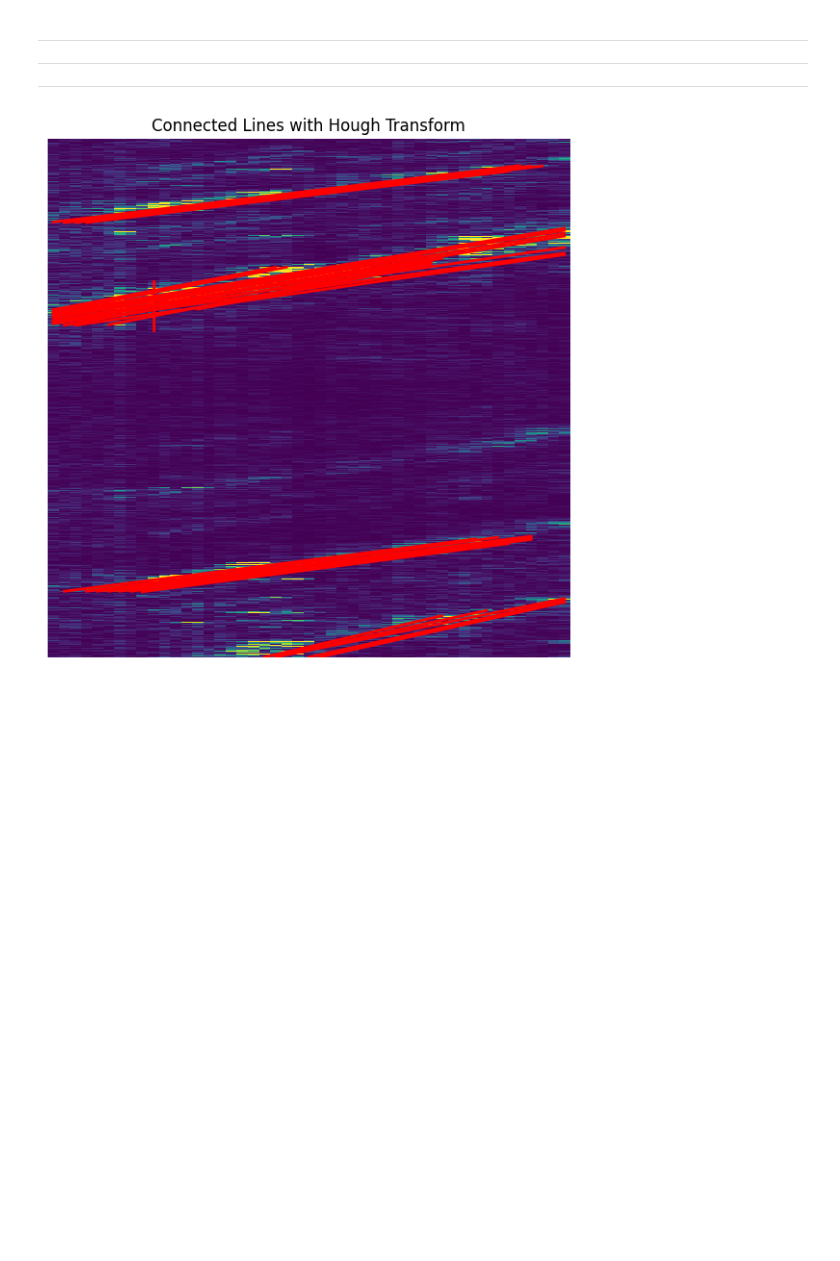
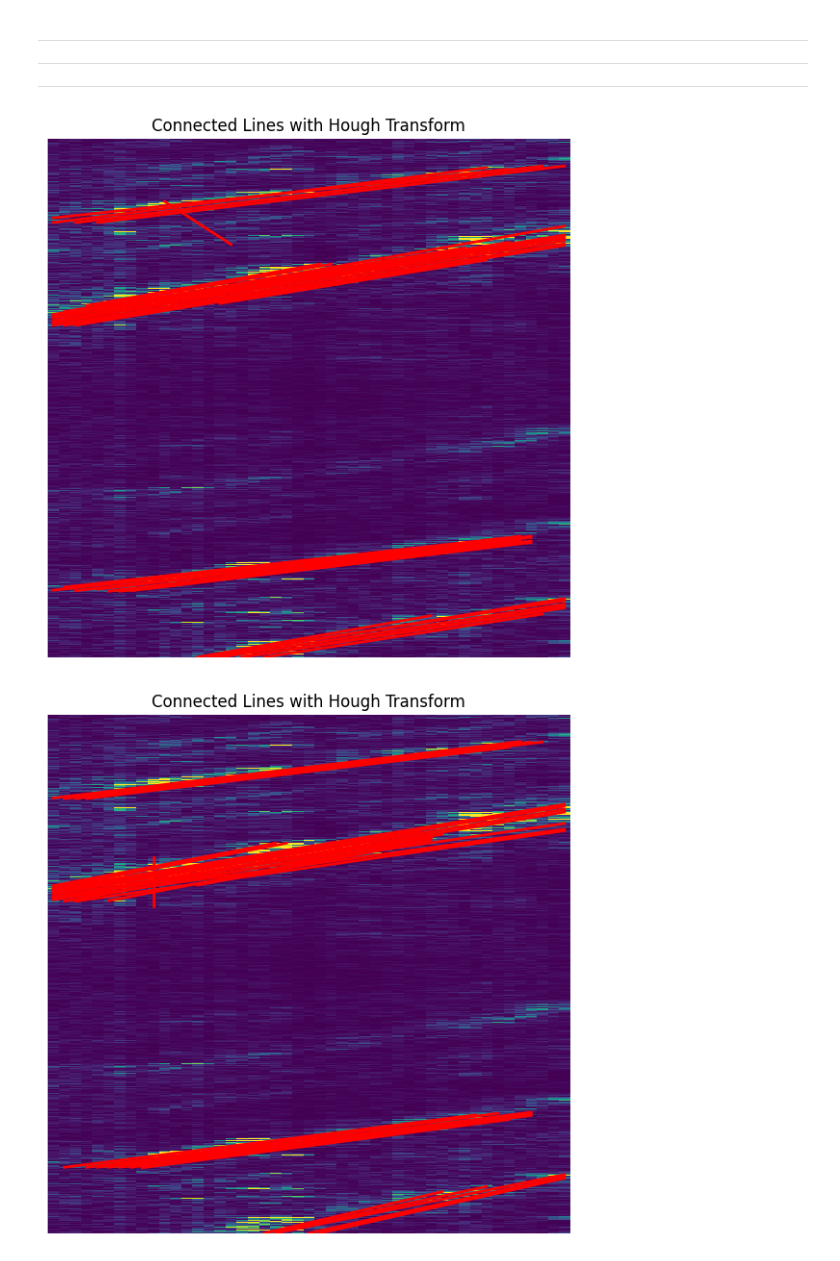
Before and after one commit to mmartyna123/ComputerVision, a Jupyter notebook: Project1/MS-6am copy.ipynb, the cells around one changed output. Cells and saved outputs as stored; diff of their text form; code cells hidden in the pictures; blank space fills up the shorter version.

```diff
--- a/Project1/MS-6am copy.ipynb
+++ b/Project1/MS-6am copy.ipynb
@@ -554,6 +559,11 @@ krowa
 #     if stats[label, cv2.CC_STAT_AREA] < 20:
 #         img[labels == label] = 0
 # plot_image(img, 3, 6, title="delete small area")
+# %%
+lines = cv2.HoughLinesP(df_denoised.values, rho=1, theta=np.pi / 180, threshold=5, minLineLength=80, maxLineGap=25)
+plot_image(df_orginal.values, a=7, b= 7, lines = lines, title="Connected Lines with Hough Transform")
+# %% [output]
+[figure, added]
 # %%
 lines = cv2.HoughLinesP(remove_small, rho=1, theta=np.pi / 180, threshold=5, minLineLength=80, maxLineGap=25)
 plot_image(df_normalized.values, a=7, b= 7, lines = lines, title="Connected Lines with Hough Transform")
```
Also changed, not shown: parts of 1 cell of this notebook, 4 other files.
